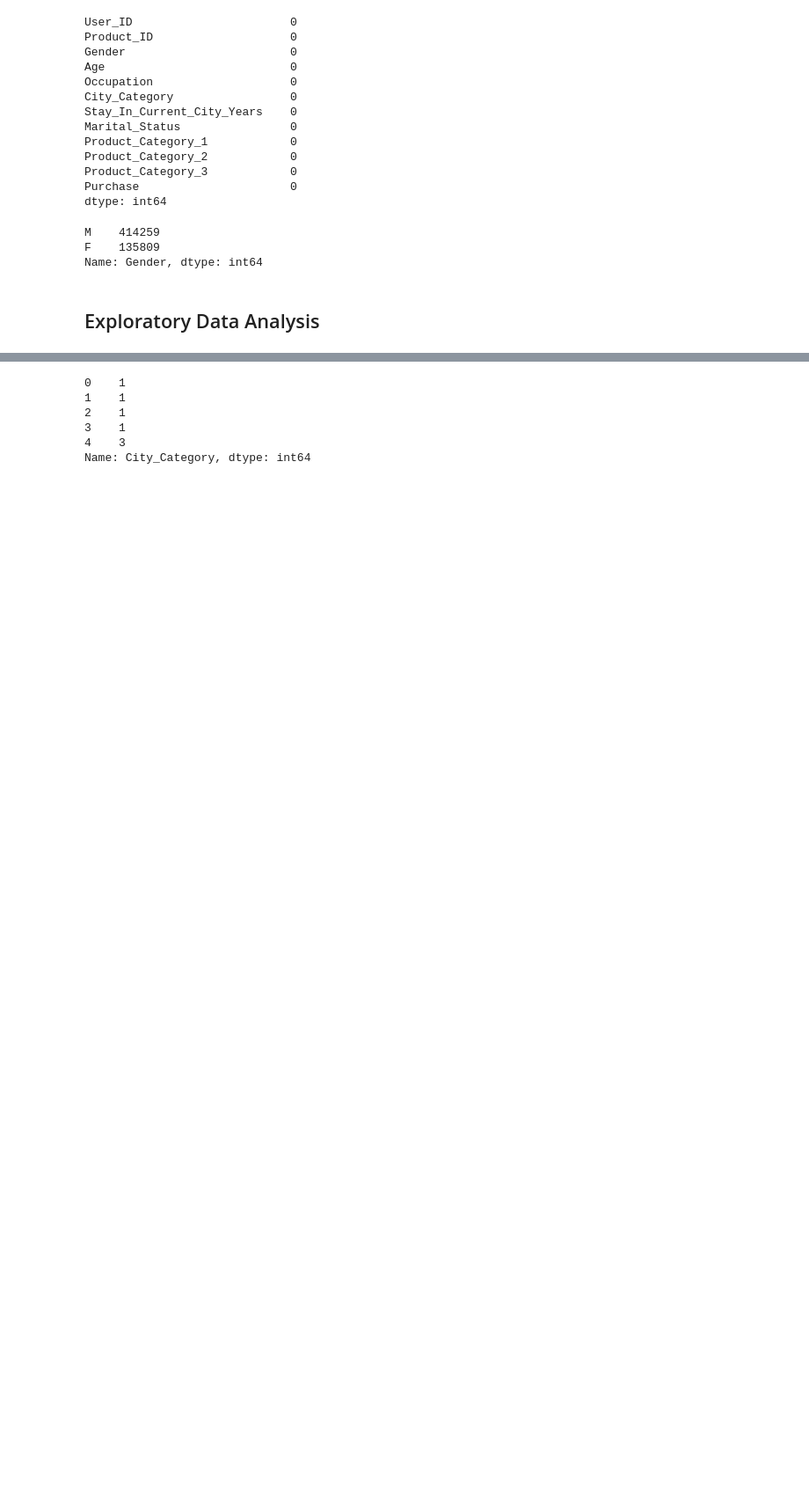
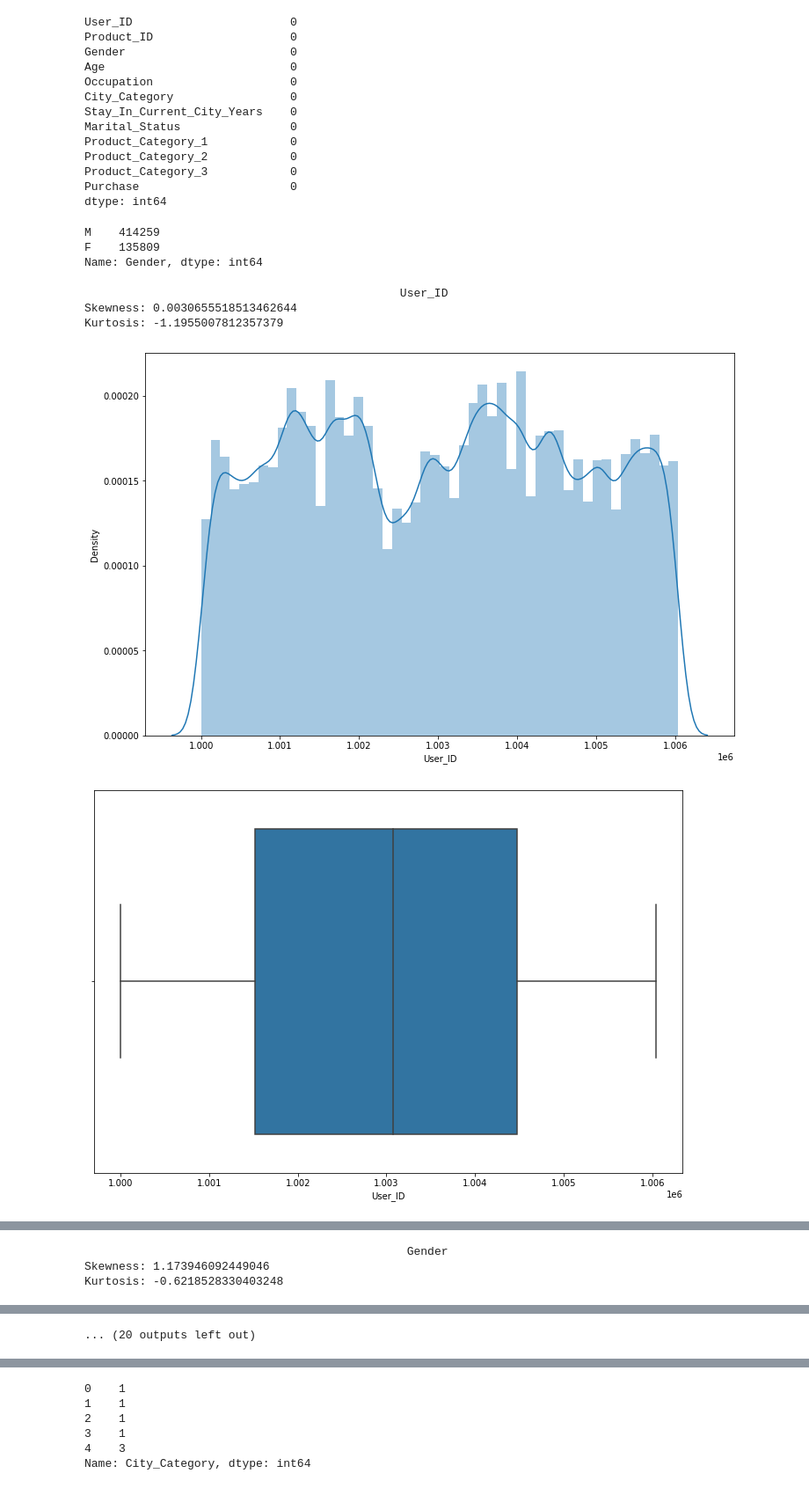
Before and after one commit to SayamAlt/Black-Friday-Sales-Prediction, a Jupyter notebook: Black Friday Sales Prediction.ipynb, the cells around one changed output, grey strips where cells are left out. Shown at 88% size. Cells and saved outputs as stored; diff of their text form; code cells hidden in the pictures; blank space fills up the shorter version.

```diff
--- a/Black Friday Sales Prediction.ipynb
+++ b/Black Friday Sales Prediction.ipynb
@@ -106,2 +105,18 @@ train['Gender'] = train['Gender'].astype(int)
-# %% [markdown]
-## Exploratory Data Analysis
+# %%
+for col in train.columns:
+    if train[col].dtypes == np.int64 or train[col].dtypes == np.float64:
+        print(f"{col: ^100}")
+        print("Skewness:".format(col),train[col].skew())
+        print("Kurtosis:".format(col),train[col].kurtosis())
+        sns.distplot(train[col])
+        plt.show()
+        sns.boxplot(train[col])
+        plt.show()
+        probplot(train[col],rvalue=True,plot=plt)
+        plt.show();
+# %% [output]
+                                              User_ID
+Skewness: 0.0030655518513462644
+Kurtosis: -1.1955007812357379
+[figure, added]
+[figure, added]
@@ -107,0 +124,3 @@ train['Gender'] = train['Gender'].astype(int)
+                                               Gender
+Skewness: 1.173946092449046
+Kurtosis: -0.6218528330403248
@@ -107,0 +136 @@ train['Gender'] = train['Gender'].astype(int)
+... (20 outputs left out)
```
Also changed, not shown: parts of 98 cells of this notebook.
